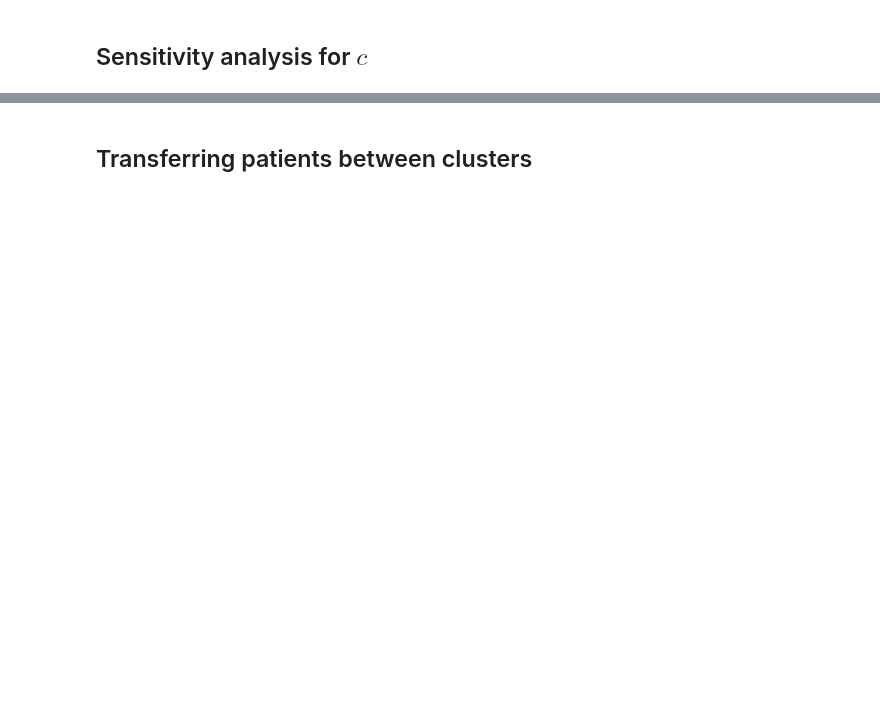
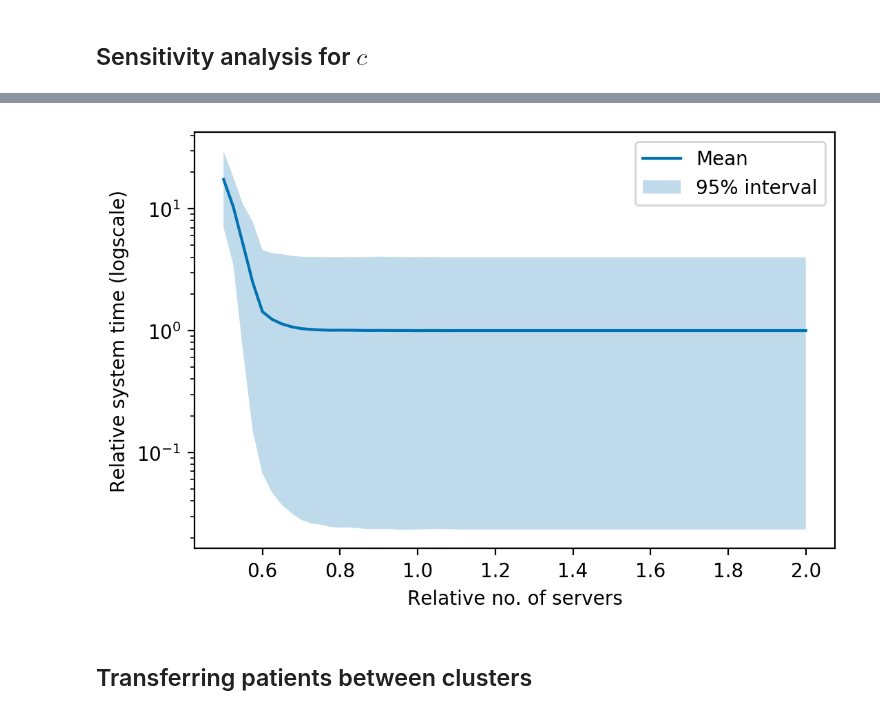
Before and after one commit to daffidwilde/copd-paper, a Jupyter notebook: nbs/scenarios.ipynb, the cells around one changed output, grey strips where cells are left out. Saved outputs shown, nothing was run; the diff lists cells and outputs as text; code cells hidden in the pictures; blank space fills up the shorter version.

```diff
--- a/nbs/scenarios.ipynb
+++ b/nbs/scenarios.ipynb
@@ -139,21 +145,23 @@ lower_times = server_times.quantile(0.025)
 mean_times = server_times.mean()
 upper_times = server_times.quantile(0.975)
 # %%
-fig, ax = plt.subplots(dpi=200)
+fig, ax = plt.subplots(dpi=300)
 
 ax.plot(mean_times, label="Mean")
 ax.fill_between(
     lower_times.index, lower_times, upper_times, alpha=0.25, label="95% interval"
 )
 
 ax.legend()
 ax.set(
     xlabel="Relative no. of servers",
     ylabel="Relative system time (logscale)",
     yscale="log",
 )
 
 plt.savefig("../img/servers_time.pdf", transparent=True)
+# %% [output]
+[figure, added]
 # %% [markdown]
 ## Transferring patients between clusters
 # %%
```
Also changed, not shown: parts of 6 cells of this notebook, 8 other files.
